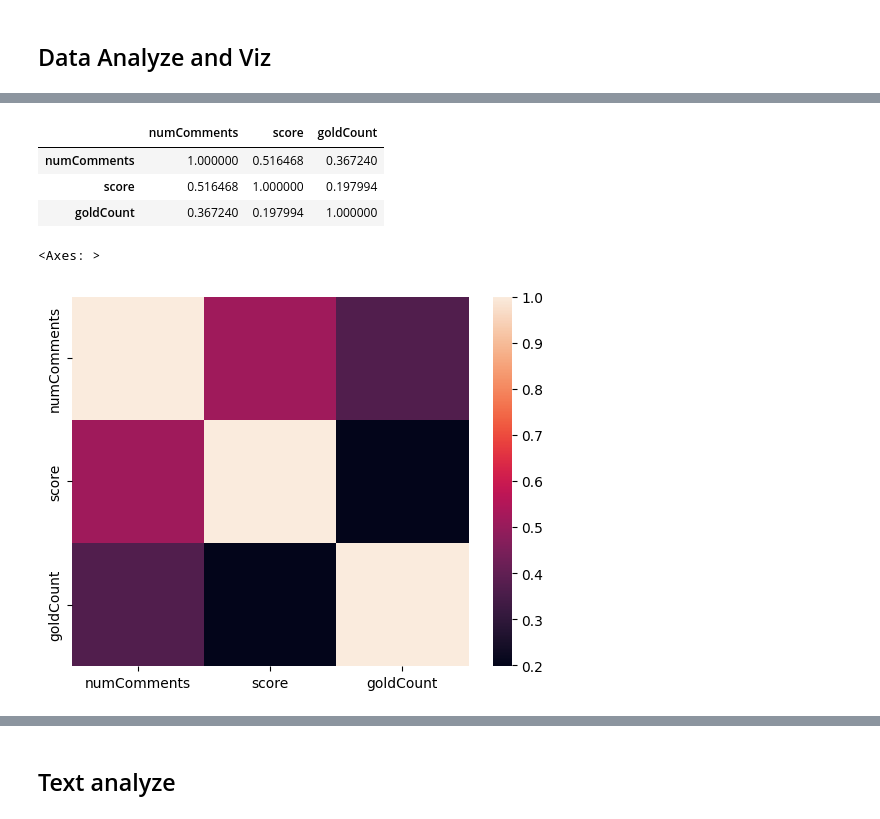
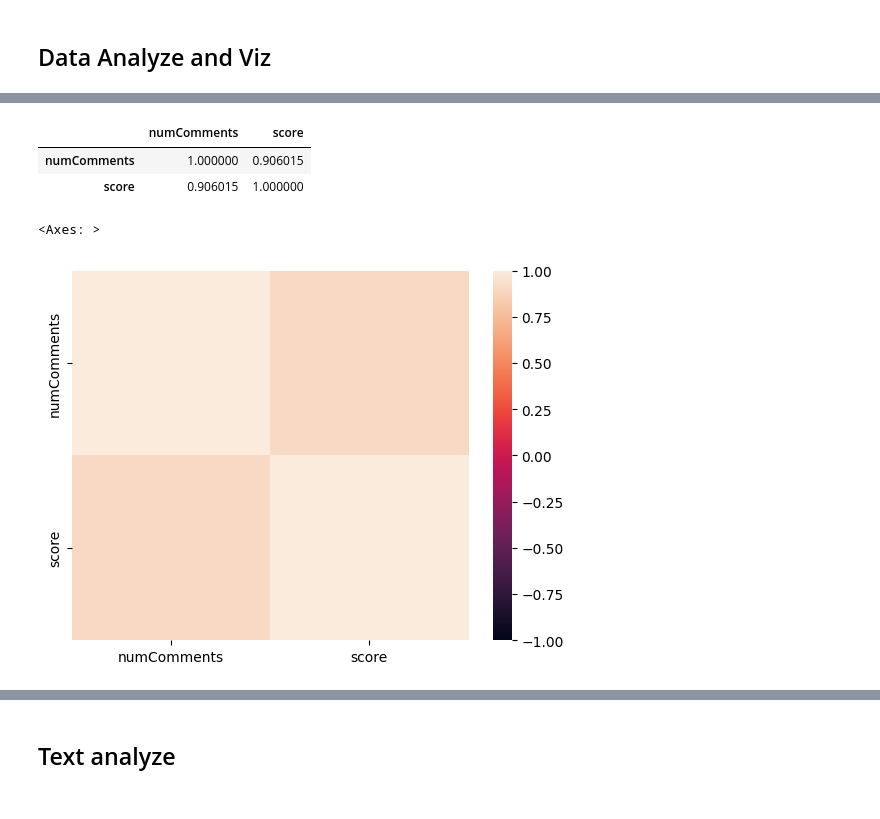
Before and after one commit to AslihanYoldas/Data-Science-reddit-api-project-Ada-lovelace-academy, a Jupyter notebook: main.ipynb, the cells around one changed output, grey strips where cells are left out. Saved outputs shown, nothing was run; the diff lists cells and outputs as text; code cells hidden in the pictures.

```diff
--- a/main.ipynb
+++ b/main.ipynb
@@ -358,0 +556,3 @@ popular_posts_df.describe()
+# %%
+## Filling null post text with their titles
+ds_posts_df['post_text'] = ds_posts_df.post_text.fillna(ds_posts_df.title)
@@ -384,0 +609,2 @@ popular_posts_df.query('score > 250000')
+# %%
+ds_posts_df_without_outlier = ds_posts_df.drop(16).reset_index(drop=True)
@@ -422,17 +647,15 @@ sns.scatterplot(data=popular_posts_df,
 # %%
-matrix = popular_posts_df[['numComments', 'score', 'goldCount']].corr()
+matrix = ds_posts_df_without_outlier[['numComments', 'score']].corr()
 # %%
 matrix
 # %% [output]
-|  | numComments | score | goldCount |
-| numComments | 1.000000 | 0.516468 | 0.367240 |
-| score | 0.516468 | 1.000000 | 0.197994 |
-| goldCount | 0.367240 | 0.197994 | 1.000000 |
+|  | numComments | score |
+| numComments | 1.000000 | 0.906015 |
+| score | 0.906015 | 1.000000 |
 # %%
-# There is no corelationn
 sns.heatmap(matrix,
             xticklabels=matrix.columns.values,
-            yticklabels=matrix.columns.values)
+            yticklabels=matrix.columns.values, vmin=-1)
 # %% [output]
 <Axes: >
-[figure, old version]
+[figure, new version]
```
Also changed, not shown: parts of 49 cells of this notebook.
